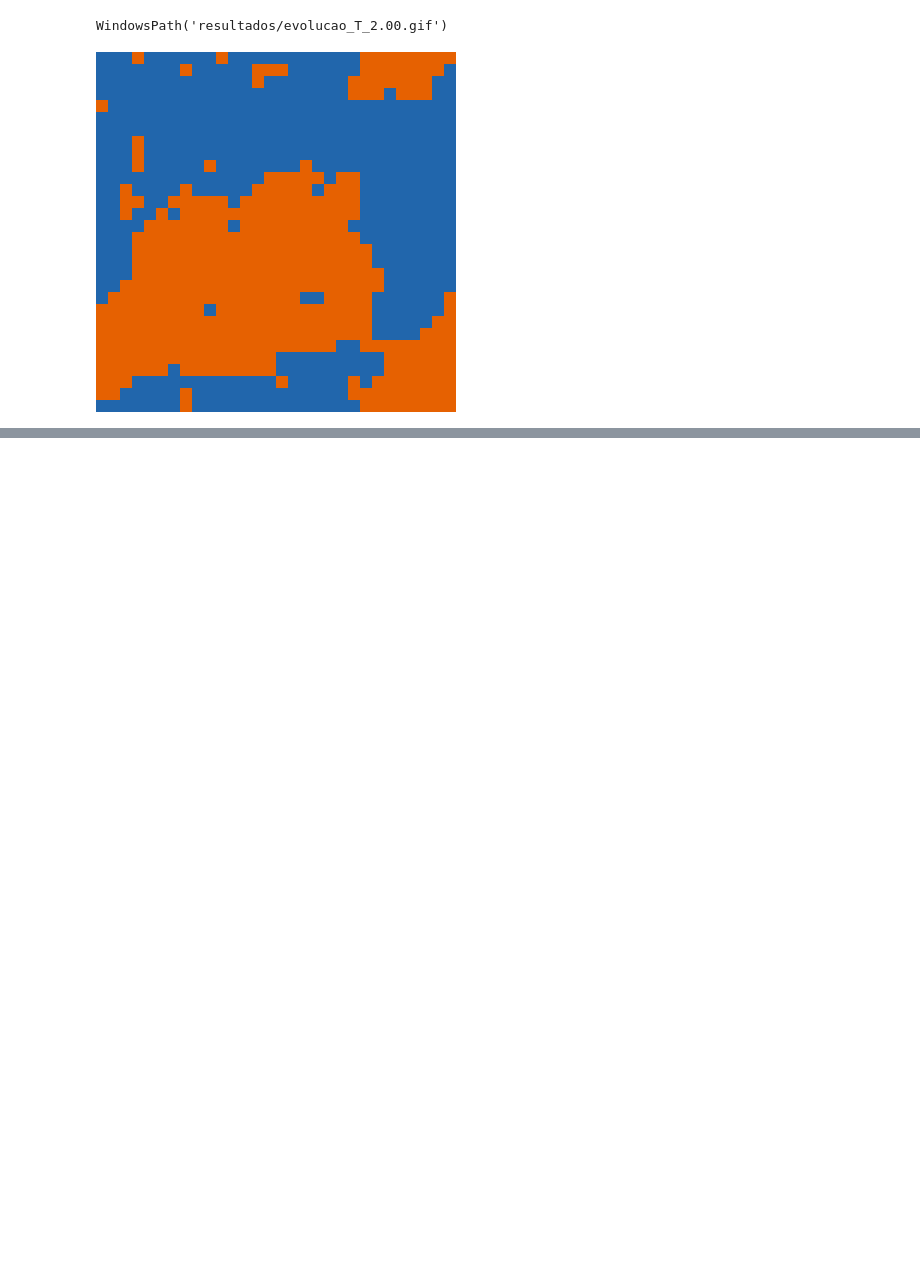
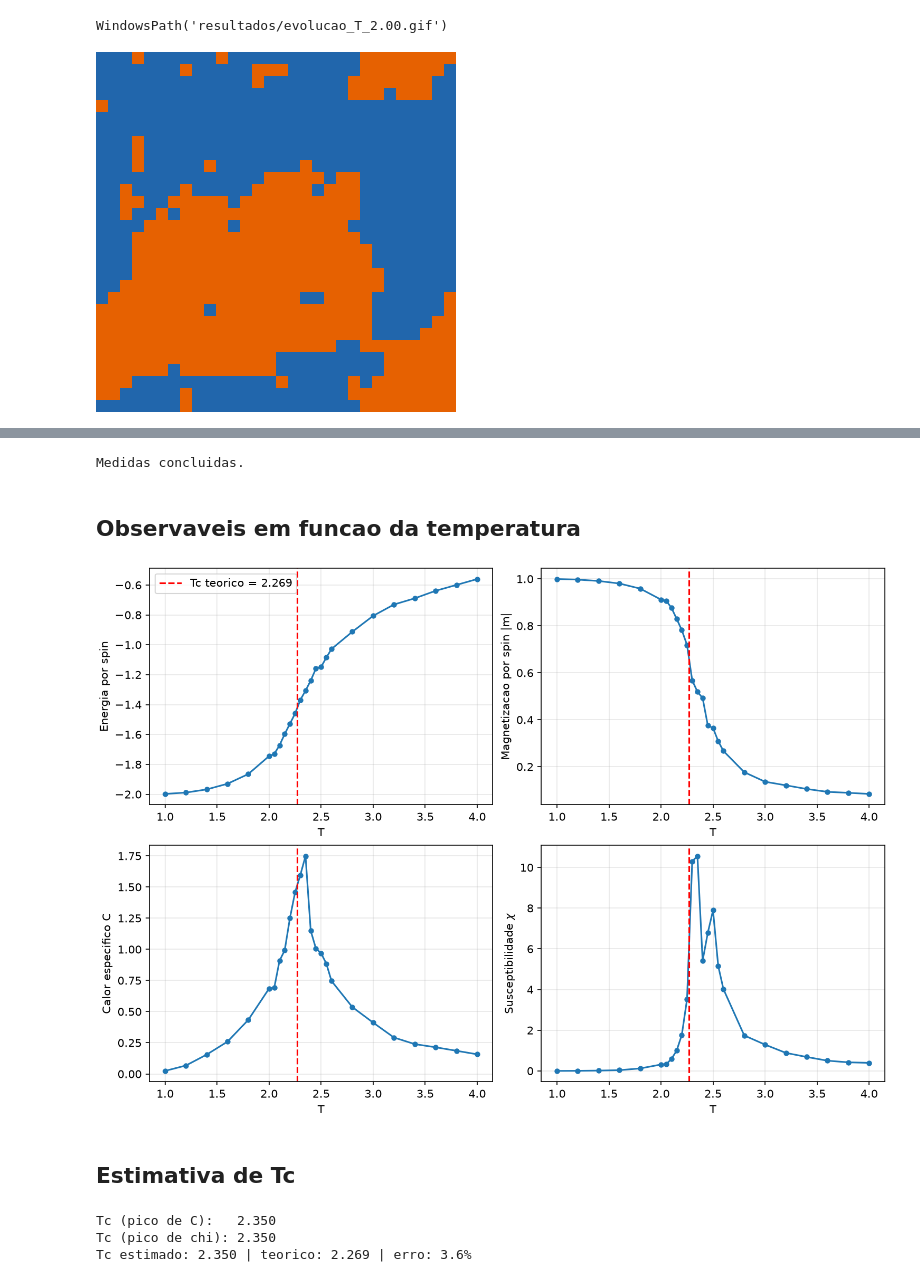
Before and after one commit to Lucalsr/Trainee-nexus, a Jupyter notebook: etapa1_ising.ipynb, the cells around one changed output, grey strips where cells are left out. Saved outputs shown, nothing was run; the diff lists cells and outputs as text; code cells hidden in the pictures; blank space fills up the shorter version.

```diff
--- a/etapa1_ising.ipynb
+++ b/etapa1_ising.ipynb
@@ -58,0 +63,33 @@ Image(filename=str(gif))
+# %%
+from ising import varrer_temperaturas, grade_temperaturas, estimar_tc
+from ising.analise import TC_TEORICO
+
+dados = varrer_temperaturas(
+    grade_temperaturas(), L=20, termalizacao=300, medicoes=1000,
+    J=1.0, h=0.0, rng=rng,
+    progresso=lambda k, total, T: print(f'[{k}/{total}] T = {T:.2f}', end='\r'),
+)
+print('Medidas concluidas.' + ' ' * 20)
+# %% [output]
+Medidas concluidas.
+# %% [markdown]
+## Observaveis em funcao da temperatura
+# %%
+from ising import salvar_grafico_observaveis
+from IPython.display import Image
+
+grafico = salvar_grafico_observaveis(saida / 'observaveis_vs_T.png', dados, TC_TEORICO)
+Image(filename=str(grafico))
+# %% [output]
+[figure, added]
+# %% [markdown]
+## Estimativa de Tc
+# %%
+tc = estimar_tc(dados)
+print(f"Tc (pico de C):   {tc['tc_calor_especifico']:.3f}")
+print(f"Tc (pico de chi): {tc['tc_susceptibilidade']:.3f}")
+print(f"Tc estimado: {tc['tc_estimado']:.3f} | teorico: {tc['tc_teorico']:.3f} | erro: {tc['erro_relativo']:.1%}")
+# %% [output]
+Tc (pico de C):   2.350
+Tc (pico de chi): 2.350
+Tc estimado: 2.350 | teorico: 2.269 | erro: 3.6%
```
Also changed, not shown: parts of 5 cells of this notebook.
